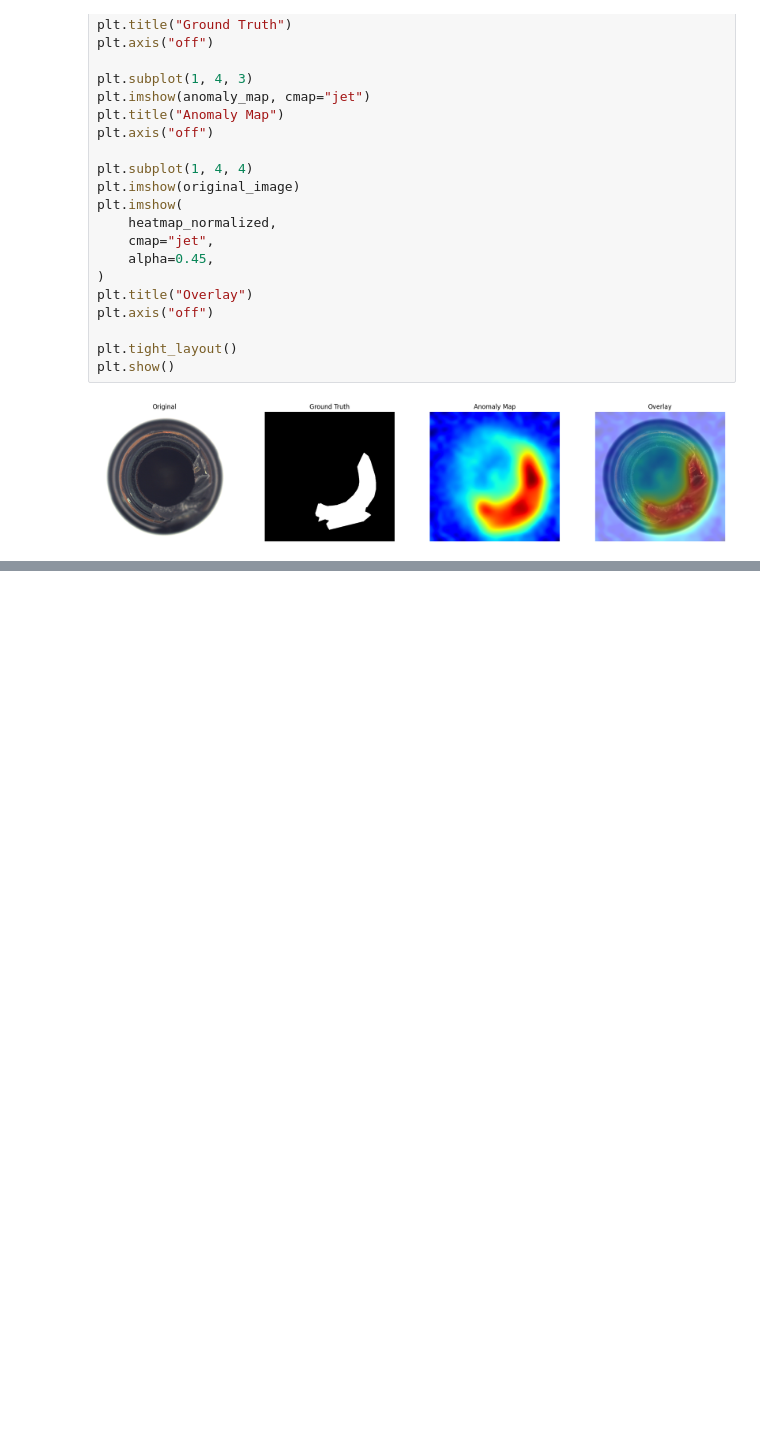
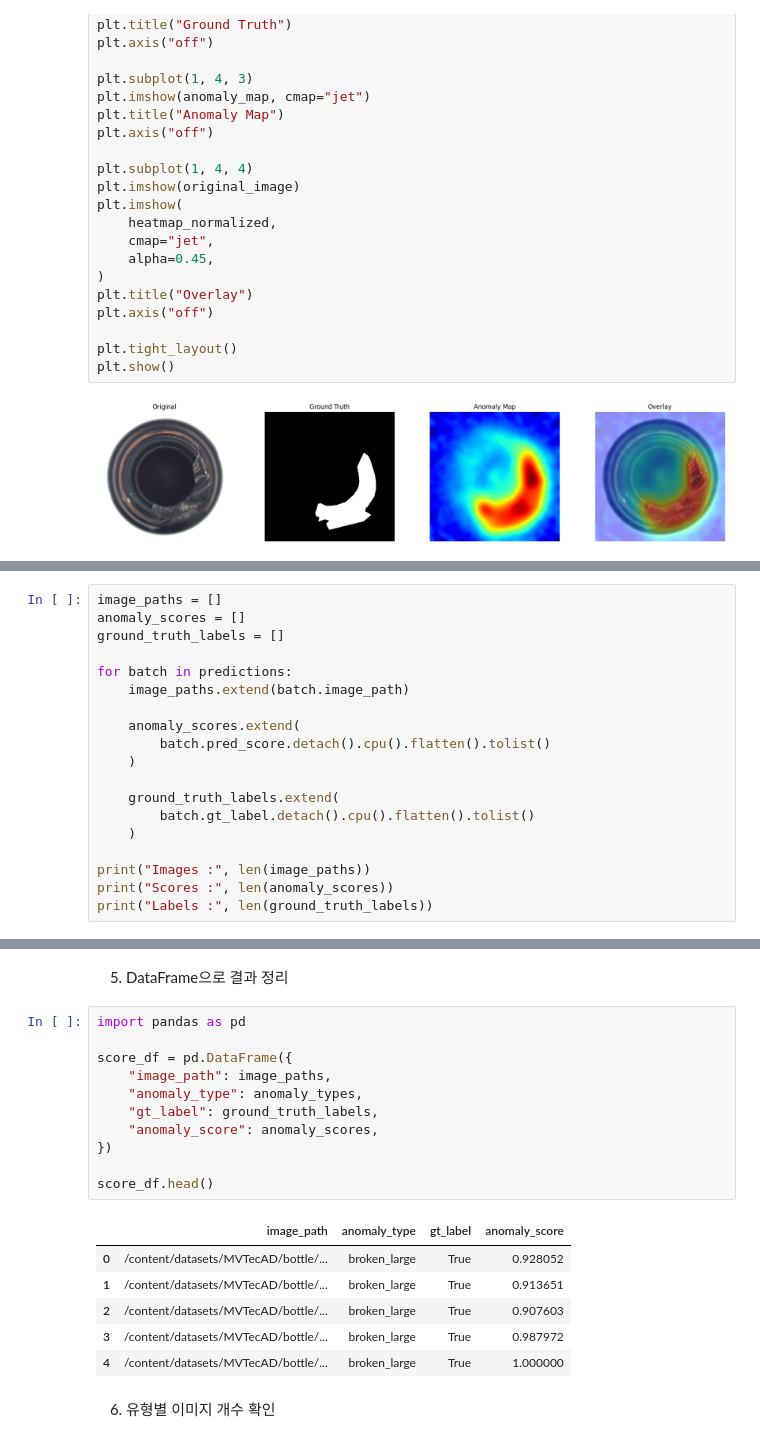
Before and after one commit to minwoo1119/edge-anomaly-detection, a Jupyter notebook: notebooks/anomaly_evaluation.ipynb, the cells around one changed output, grey strips where cells are left out. Cells and saved outputs as stored; diff of their text form; blank space fills up the shorter version.

```diff
--- a/notebooks/anomaly_evaluation.ipynb
+++ b/notebooks/anomaly_evaluation.ipynb
@@ -365,0 +391,19 @@ plt.show()
+# %%
+image_paths = []
+anomaly_scores = []
+ground_truth_labels = []
+
+for batch in predictions:
+    image_paths.extend(batch.image_path)
+
+    anomaly_scores.extend(
+        batch.pred_score.detach().cpu().flatten().tolist()
+    )
+
+    ground_truth_labels.extend(
+        batch.gt_label.detach().cpu().flatten().tolist()
+    )
+
+print("Images :", len(image_paths))
+print("Scores :", len(anomaly_scores))
+print("Labels :", len(ground_truth_labels))
@@ -365,0 +427,22 @@ plt.show()
+# %% [markdown]
+5. DataFrame으로 결과 정리
+# %%
+import pandas as pd
+
+score_df = pd.DataFrame({
+    "image_path": image_paths,
+    "anomaly_type": anomaly_types,
+    "gt_label": ground_truth_labels,
+    "anomaly_score": anomaly_scores,
+})
+
+score_df.head()
+# %% [output]
+|  | image_path | anomaly_type | gt_label | anomaly_score |
+| 0 | /content/datasets/MVTecAD/bottle/... | broken_large | True | 0.928052 |
+| 1 | /content/datasets/MVTecAD/bottle/... | broken_large | True | 0.913651 |
+| 2 | /content/datasets/MVTecAD/bottle/... | broken_large | True | 0.907603 |
+| 3 | /content/datasets/MVTecAD/bottle/... | broken_large | True | 0.987972 |
+| 4 | /content/datasets/MVTecAD/bottle/... | broken_large | True | 1.000000 |
+# %% [markdown]
+6. 유형별 이미지 개수 확인
```
Also changed, not shown: parts of 19 cells of this notebook.
